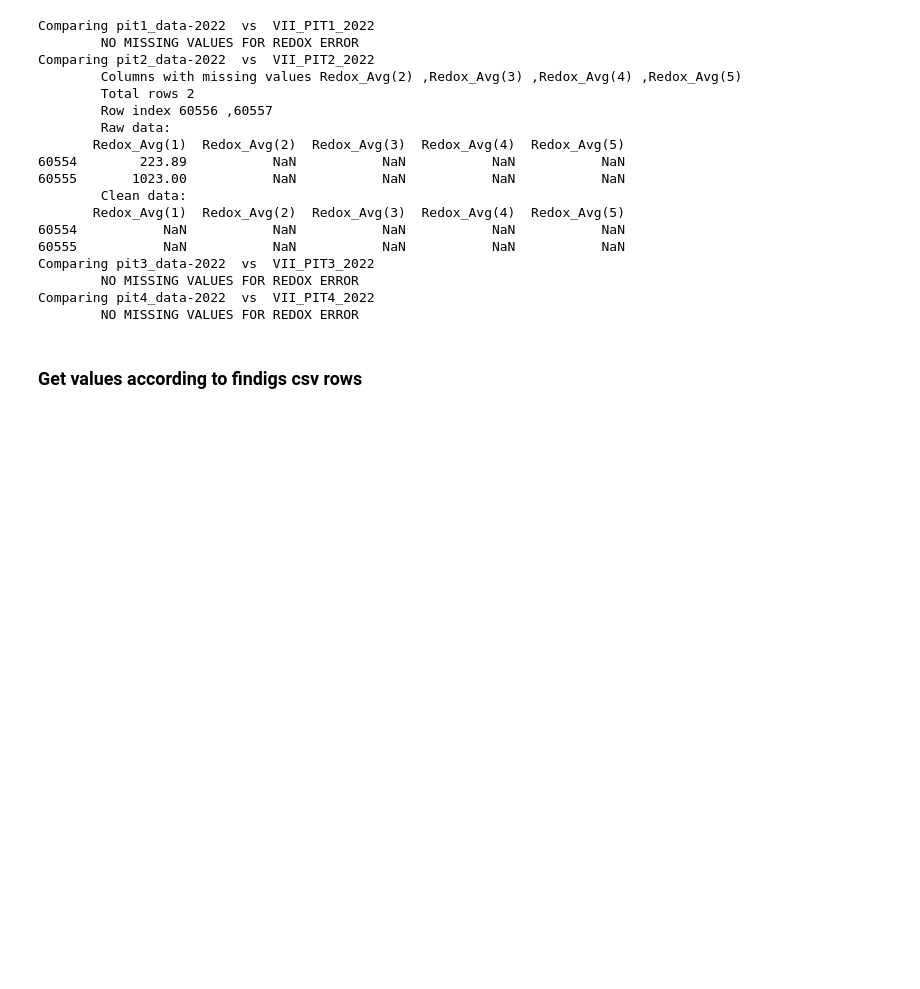
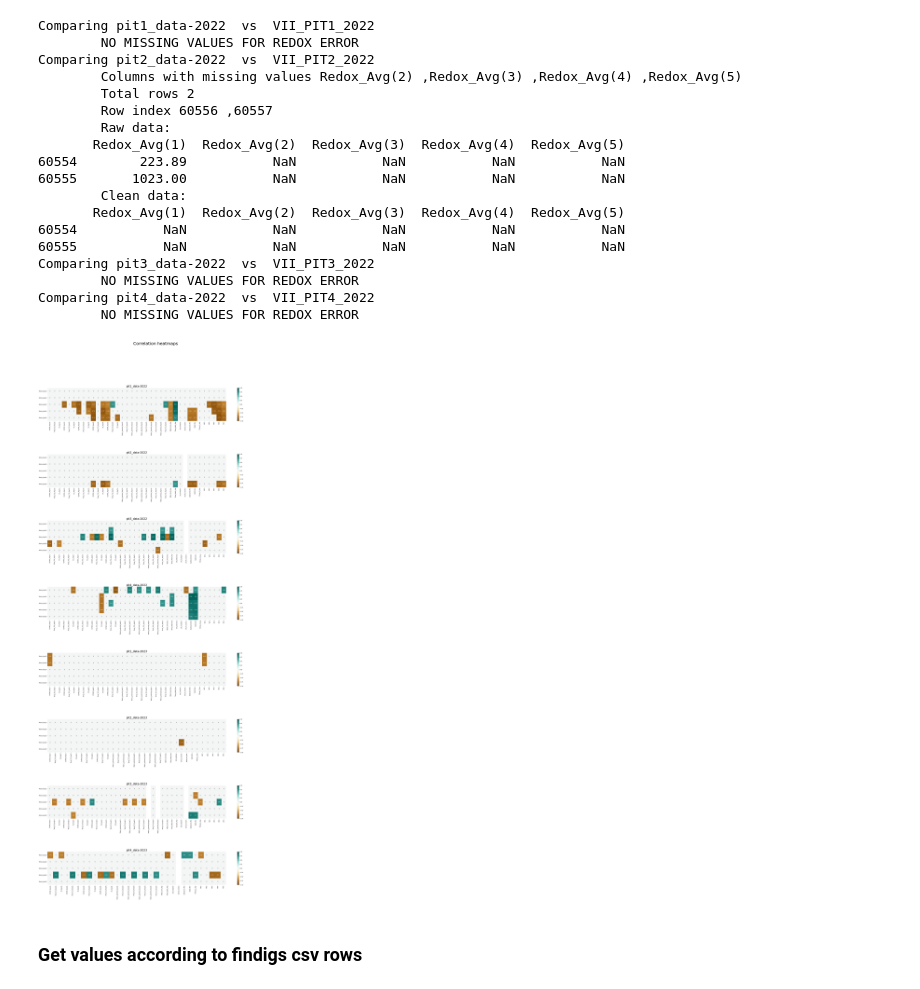
Before and after one commit to ds-redox/redox, a Jupyter notebook: Reports/get_report.ipynb, the cells around one changed output. Saved outputs shown, nothing was run; the diff lists cells and outputs as text; code cells hidden in the pictures; blank space fills up the shorter version.

Commit message:
ADD raw data correlation heatmap

```diff
--- a/Reports/get_report.ipynb
+++ b/Reports/get_report.ipynb
@@ -237,6 +240,41 @@ Comparing pit3_data-2022  vs  VII_PIT3_2022
         NO MISSING VALUES FOR REDOX ERROR
 Comparing pit4_data-2022  vs  VII_PIT4_2022
         NO MISSING VALUES FOR REDOX ERROR
+# %%
+def get_corr_metrics(s: pd.Series, val: float) -> pd.Series:
+    for i, x in enumerate(s.values):
+        if x < val and x > -val:
+            s[i] = 0
+    return s
+
+def get_df_corr(df: pd.DataFrame) -> pd.DataFrame:
+    # Select numerical parameters
+    corr_df = df.select_dtypes(exclude=['bool']).corr()
+
+    # Select Redox_Avg as Y axis and other than Redox_Avg as X axis
+    corr_df = corr_df.loc[['Redox_Avg(1)', 'Redox_Avg(2)', 'Redox_Avg(3)', 'Redox_Avg(4)', 'Redox_Avg(5)']].iloc[:,6:]
+    return corr_df
+
+ncols = 1
+nrows = len(raw_data.keys())
+
+plt.figure(figsize=(35,nrows*10))
+plt.subplots_adjust(hspace=1.0)
+plt.suptitle("Correlation heatmaps", fontsize=36, y=0.95)
+
+
+for n, (d_name, df) in enumerate(raw_data.items()):
+    ax = plt.subplot(nrows, ncols, n + 1)
+
+
+    corr_df = get_df_corr(df)
+    corr_df = corr_df.apply(lambda x: get_corr_metrics(x, 0.6))
+
+    sns.heatmap(corr_df, vmin=-1, vmax=1, annot=True, cmap='BrBG', ax=ax)
+
+    ax.set_title(d_name, fontsize = 24)
+# %% [output]
+[figure, added]
 # %% [markdown]
 ### Get values according to findigs csv rows
 # %%
```
Also changed, not shown: parts of 1 cell of this notebook.
